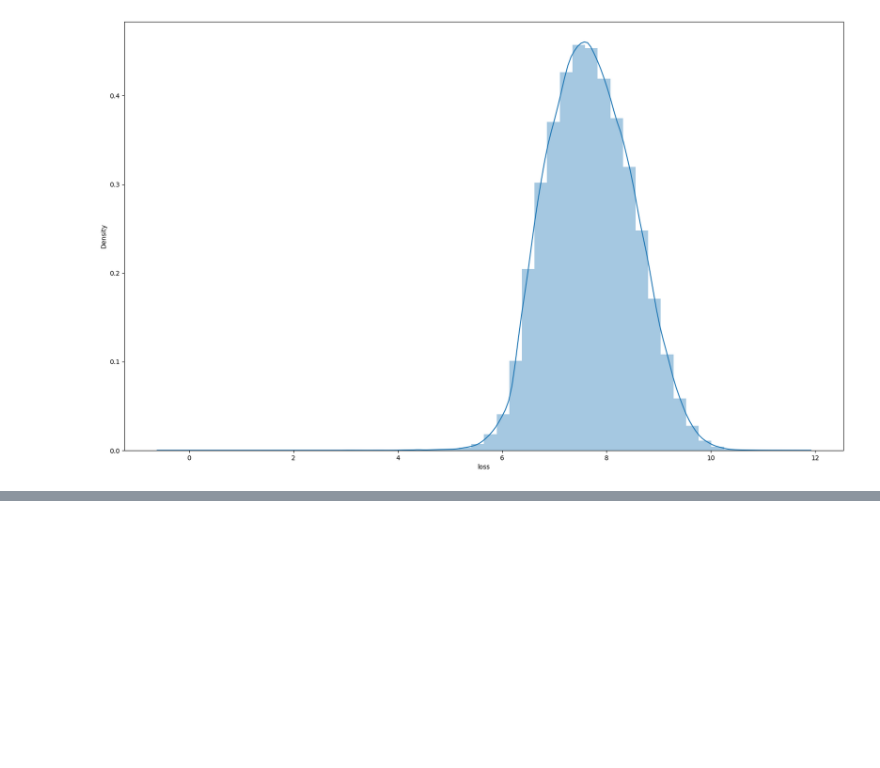
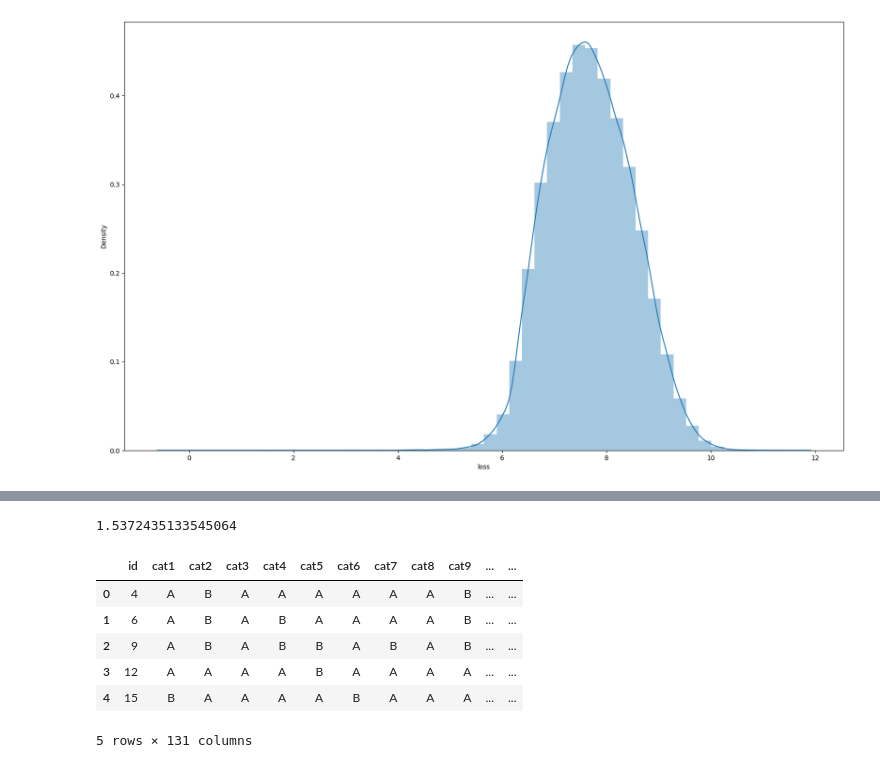
Before and after one commit to aliesdev/ML_Catboost, a Jupyter notebook: catboostregression.ipynb, the cells around one changed output, grey strips where cells are left out. Drawn from its saved outputs; the diff is of its cells as text; code cells hidden in the pictures; blank space fills up the shorter version.

```diff
--- a/catboostregression.ipynb
+++ b/catboostregression.ipynb
@@ -139 +96,5 @@ Shrink model to first 999 iterations.
 <catboost.core.CatBoostRegressor at 0x...>
+# %%
+np.exp(0.4299908862)
+# %% [output]
+1.5372435133545064
@@ -139,0 +108,10 @@ Shrink model to first 999 iterations.
+# %%
+data_test.head()
+# %% [output]
+|  | id | cat1 | cat2 | cat3 | cat4 | cat5 | cat6 | cat7 | cat8 | cat9 | ... | ... |
+| 0 | 4 | A | B | A | A | A | A | A | A | B | ... | ... |
+| 1 | 6 | A | B | A | B | A | A | A | A | B | ... | ... |
+| 2 | 9 | A | B | A | B | B | A | B | A | B | ... | ... |
+| 3 | 12 | A | A | A | A | B | A | A | A | A | ... | ... |
+| 4 | 15 | B | A | A | A | A | B | A | A | A | ... | ... |
+5 rows × 131 columns
```
Also changed, not shown: parts of 10 cells of this notebook, 10 other files.
